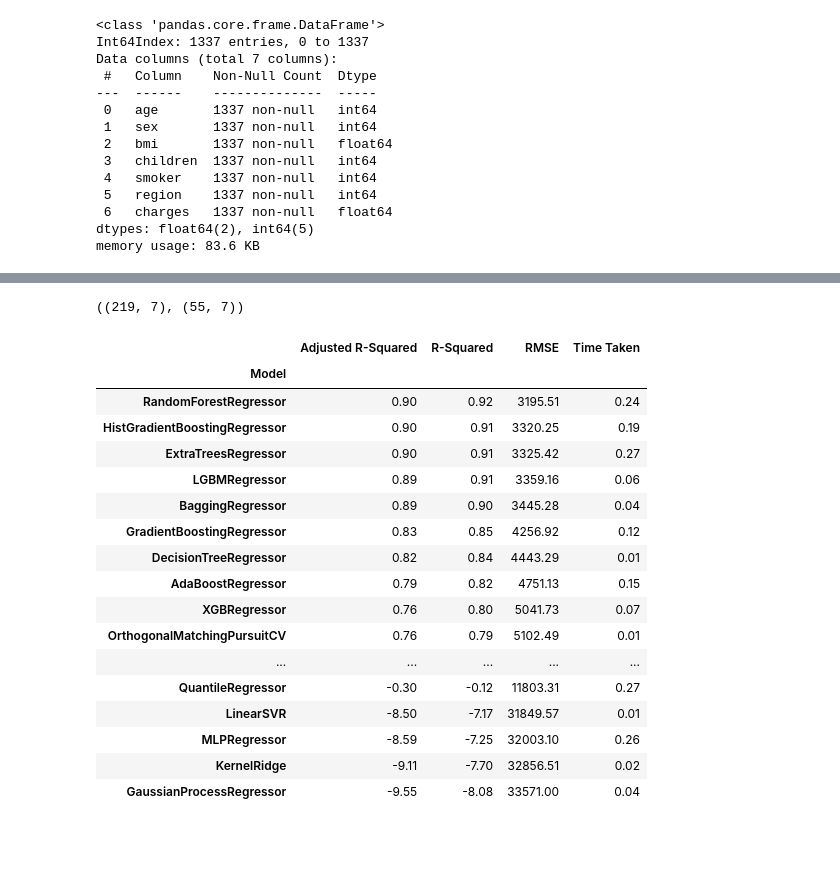
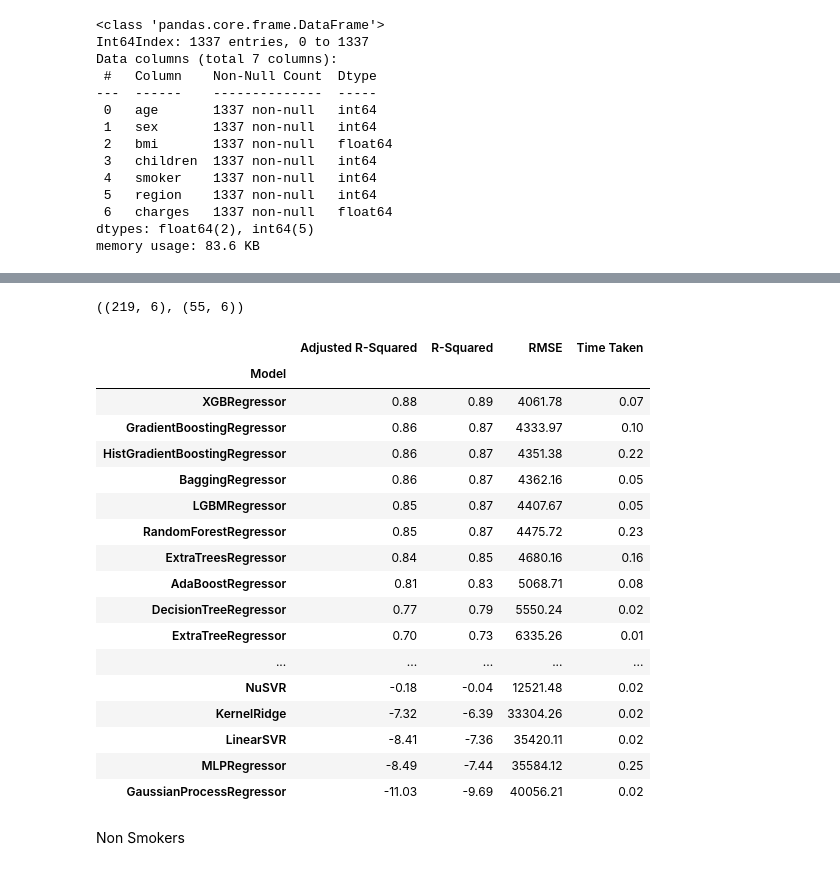
Before and after one commit to AnaGonBu/Proyecto_google, a Jupyter notebook: resume.ipynb, the cells around one changed output, grey strips where cells are left out. Drawn from its saved outputs; the diff is of its cells as text; code cells hidden in the pictures; blank space fills up the shorter version.

```diff
--- a/resume.ipynb
+++ b/resume.ipynb
@@ -355,7 +503,10 @@ dffum
 274 rows × 7 columns
+# %%
+X_fum = dffum.drop('charges',axis=1)
+y_fum= dffum['charges']
 # %%
 from sklearn.model_selection import train_test_split
-train, test = train_test_split( dffum, test_size=0.2, random_state=42,shuffle=True)
-train.shape, test.shape
+X_train_fum, X_test_fum, y_train_fum, y_test_fum = train_test_split( X_fum, y_fum, test_size=0.2, random_state=42)
+X_train_fum.shape, X_test_fum.shape
 # %% [output]
-((219, 7), (55, 7))
+((219, 6), (55, 6))
@@ -368,26 +513,28 @@ X_train, X_test, y_train, y_test = train_test_split( X, y, test_size=0.2, random
-# %%
-clf = LazyRegressor(verbose=0)
-models,predictions = clf.fit(X_train, X_test, y_train, y_test)
-models
-# %% [output]
-|  | Adjusted R-Squared | R-Squared | RMSE | Time Taken |
-| Model |  |  |  |  |
-| RandomForestRegressor | 0.90 | 0.92 | 3195.51 | 0.24 |
-| HistGradientBoostingRegressor | 0.90 | 0.91 | 3320.25 | 0.19 |
-| ExtraTreesRegressor | 0.90 | 0.91 | 3325.42 | 0.27 |
-| LGBMRegressor | 0.89 | 0.91 | 3359.16 | 0.06 |
-| BaggingRegressor | 0.89 | 0.90 | 3445.28 | 0.04 |
-| GradientBoostingRegressor | 0.83 | 0.85 | 4256.92 | 0.12 |
-| DecisionTreeRegressor | 0.82 | 0.84 | 4443.29 | 0.01 |
-| AdaBoostRegressor | 0.79 | 0.82 | 4751.13 | 0.15 |
-| XGBRegressor | 0.76 | 0.80 | 5041.73 | 0.07 |
-| OrthogonalMatchingPursuitCV | 0.76 | 0.79 | 5102.49 | 0.01 |
-| ... | ... | ... | ... | ... |
-| QuantileRegressor | -0.30 | -0.12 | 11803.31 | 0.27 |
-| LinearSVR | -8.50 | -7.17 | 31849.57 | 0.01 |
-| MLPRegressor | -8.59 | -7.25 | 32003.10 | 0.26 |
-| KernelRidge | -9.11 | -7.70 | 32856.51 | 0.02 |
-| GaussianProcessRegressor | -9.55 | -8.08 | 33571.00 | 0.04 |
+# %%
+clf_fum = LazyRegressor(verbose=0)
+models_fum,predictions_fum = clf_fum.fit(X_train_fum, X_test_fum, y_train_fum, y_test_fum)
+models_fum
+# %% [output]
+|  | Adjusted R-Squared | R-Squared | RMSE | Time Taken |
+| Model |  |  |  |  |
+| XGBRegressor | 0.88 | 0.89 | 4061.78 | 0.07 |
+| GradientBoostingRegressor | 0.86 | 0.87 | 4333.97 | 0.10 |
+| HistGradientBoostingRegressor | 0.86 | 0.87 | 4351.38 | 0.22 |
+| BaggingRegressor | 0.86 | 0.87 | 4362.16 | 0.05 |
+| LGBMRegressor | 0.85 | 0.87 | 4407.67 | 0.05 |
+| RandomForestRegressor | 0.85 | 0.87 | 4475.72 | 0.23 |
+| ExtraTreesRegressor | 0.84 | 0.85 | 4680.16 | 0.16 |
+| AdaBoostRegressor | 0.81 | 0.83 | 5068.71 | 0.08 |
+| DecisionTreeRegressor | 0.77 | 0.79 | 5550.24 | 0.02 |
+| ExtraTreeRegressor | 0.70 | 0.73 | 6335.26 | 0.01 |
+| ... | ... | ... | ... | ... |
+| NuSVR | -0.18 | -0.04 | 12521.48 | 0.02 |
+| KernelRidge | -7.32 | -6.39 | 33304.26 | 0.02 |
+| LinearSVR | -8.41 | -7.36 | 35420.11 | 0.02 |
+| MLPRegressor | -8.49 | -7.44 | 35584.12 | 0.25 |
+| GaussianProcessRegressor | -11.03 | -9.69 | 40056.21 | 0.02 |
+# %% [markdown]
+Non Smokers
 # %%
 dfnfum = df[(df['smoker'] == 0)]
 dfnfum.sample(5)
```
Also changed, not shown: parts of 50 cells of this notebook.
